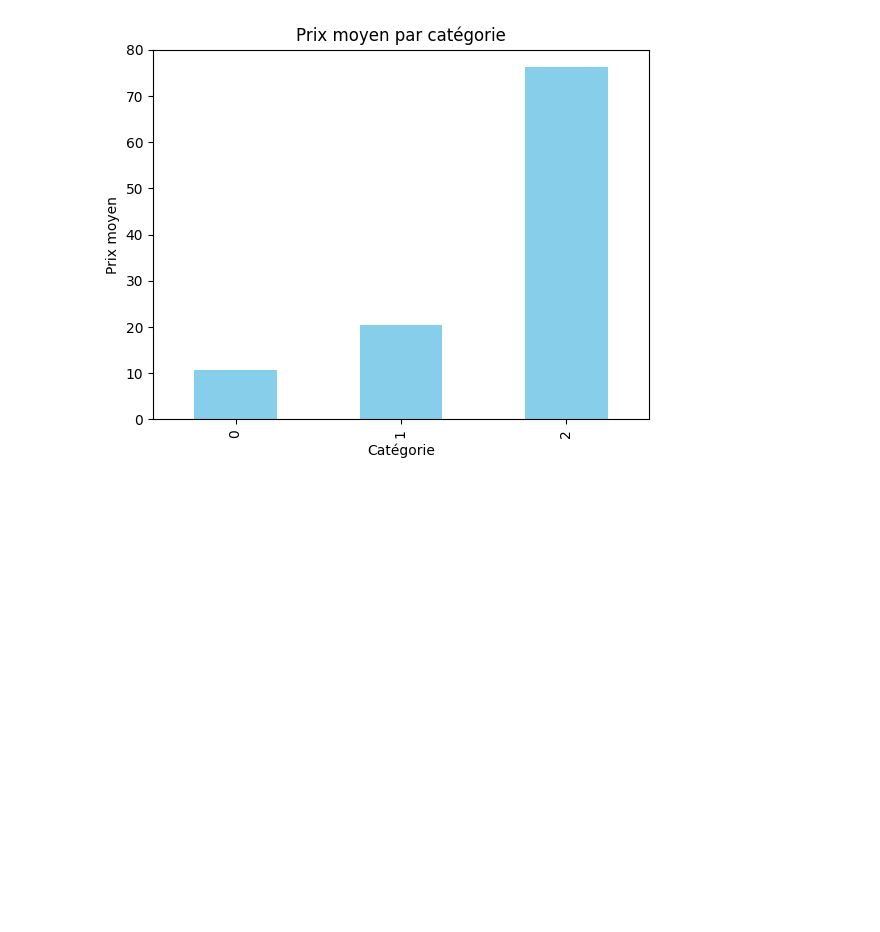
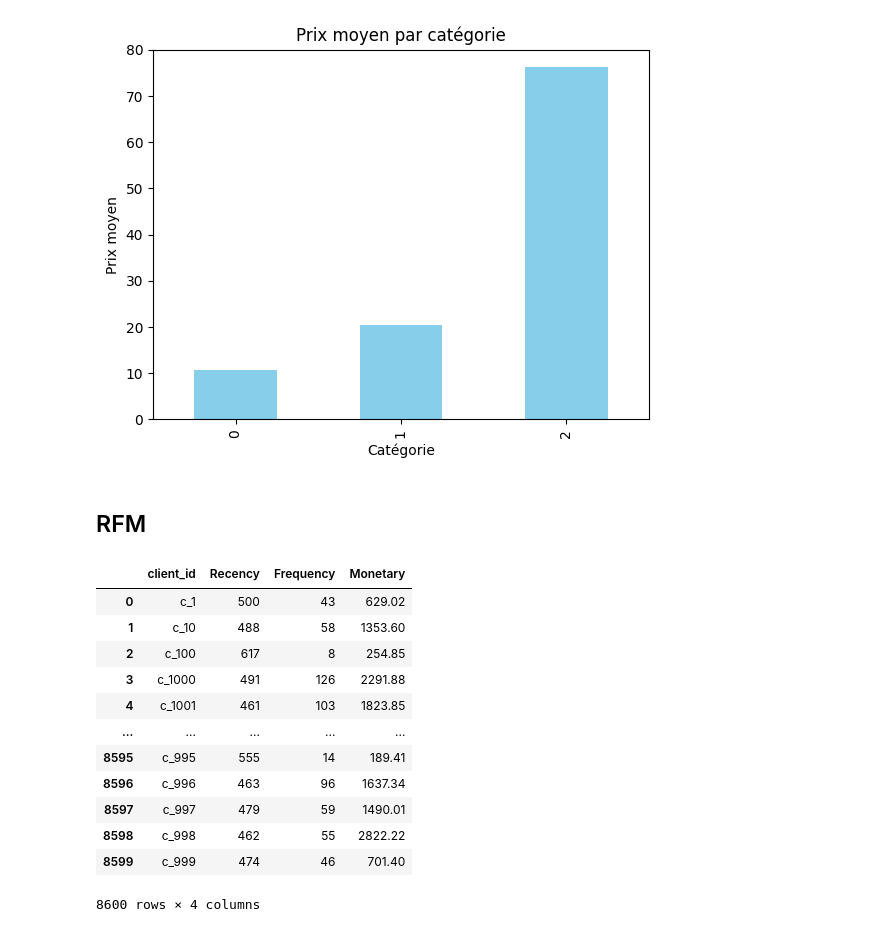
Before and after one commit to ciborg29/dojo_git, a Jupyter notebook: notebooks/exploration.ipynb, the cells around one changed output. Cells and saved outputs as stored; diff of their text form; code cells hidden in the pictures; blank space fills up the shorter version.

```diff
--- a/notebooks/exploration.ipynb
+++ b/notebooks/exploration.ipynb
@@ -127,3 +131,5 @@ plt.title('Prix moyen par catégorie')
 plt.show()
 # %% [output]
 [figure]
+# %% [markdown]
+## RFM
@@ -129,0 +151,16 @@ plt.show()
+# %%
+rfm
+# %% [output]
+|  | client_id | Recency | Frequency | Monetary |
+| 0 | c_1 | 500 | 43 | 629.02 |
+| 1 | c_10 | 488 | 58 | 1353.60 |
+| 2 | c_100 | 617 | 8 | 254.85 |
+| 3 | c_1000 | 491 | 126 | 2291.88 |
+| 4 | c_1001 | 461 | 103 | 1823.85 |
+| ... | ... | ... | ... | ... |
+| 8595 | c_995 | 555 | 14 | 189.41 |
+| 8596 | c_996 | 463 | 96 | 1637.34 |
+| 8597 | c_997 | 479 | 59 | 1490.01 |
+| 8598 | c_998 | 462 | 55 | 2822.22 |
+| 8599 | c_999 | 474 | 46 | 701.40 |
+8600 rows × 4 columns
```
Also changed, not shown: parts of 7 cells of this notebook.
